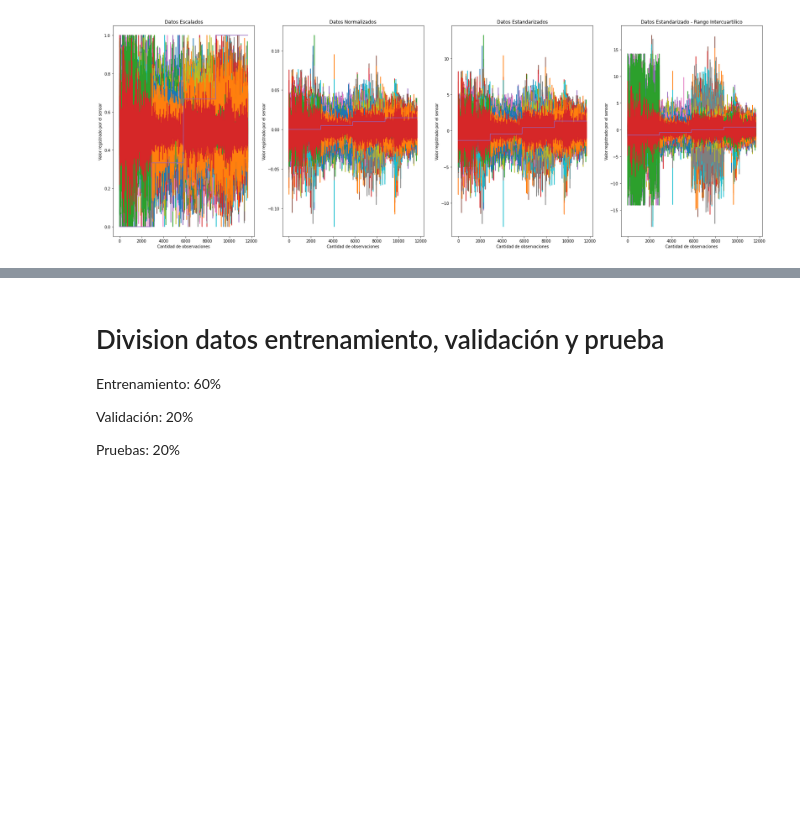
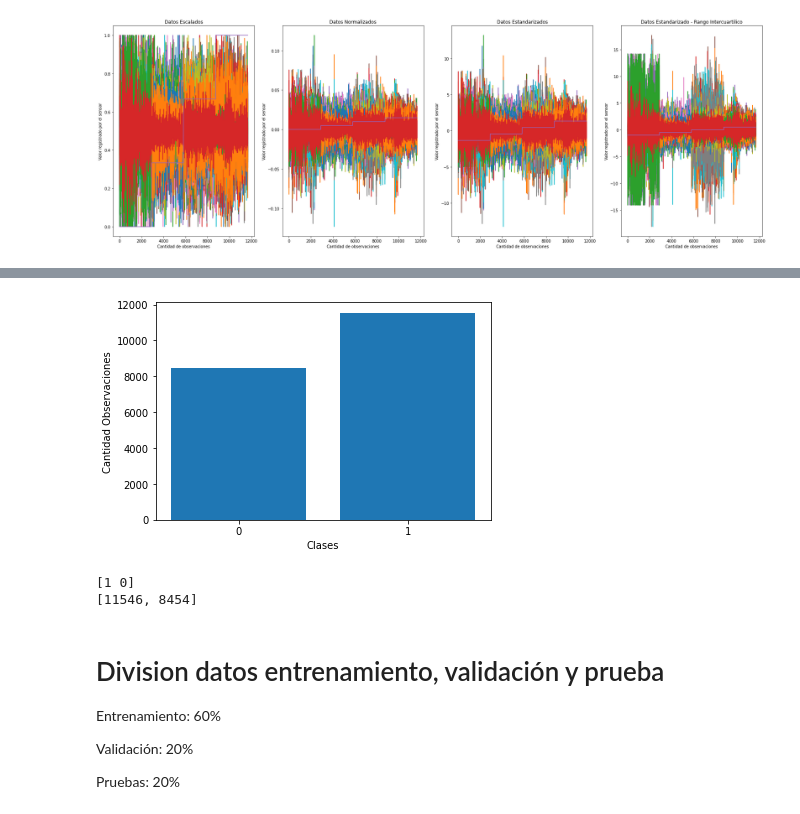
Before and after one commit to jmrmontano/Javeriana_RP_RegresionLineal_Multiple, a Jupyter notebook: datalab/SVM poly.ipynb, the cells around one changed output, grey strips where cells are left out. Cells and saved outputs as stored; diff of their text form; code cells hidden in the pictures; blank space fills up the shorter version.

```diff
--- a/datalab/Codigo1.ipynb
+++ b/datalab/SVM poly.ipynb
@@ -9,10 +11,19 @@ Caso 2 - SVM con kernel polinomial y transformación binaria OVO
 # %%
 import pandas as pd
 from sklearn import preprocessing
+from sklearn.preprocessing import StandardScaler, RobustScaler
 from sklearn import svm
 from sklearn.model_selection import train_test_split
 import matplotlib.pyplot as plt
+from sklearn.metrics import classification_report, confusion_matrix
+from sklearn.pipeline import make_pipeline
+import seaborn as sns
+import numpy as np
+
 
 df_URL = 'https://drive.google.com/uc?id=1ANiB9LKGQ35oInLOhb6qxAt3eOvlRjnh'      # datos generados con el codigo (1)_data_gathering.ipynb
+
+DATOS_MLP = 'https://drive.google.com/uc?id=1KNm2X0yZBMzC0bjuiDHoBshviNCB53mG'                        # Carga de datos para CASO 3 - MLP
+df_mlp = pd.read_csv(DATOS_MLP)
 # %%
 df = pd.read_csv(df_URL)
@@ -109,3 +166,36 @@ plt.show
+# %%
+df_mlp['clase'] = ''
+# %%
+# Construccion de clases
+# Clase 1 = Letras = J,O,H,A,N,M,T,R,Y,E,S
+# Clase 2 = Letras = B,C,D,F,G,I,K,L,P,Q,U,V,W,X,Z
+
+conditions = [
+    (df_mlp['letter'] != 'J') & (df_mlp['letter'] != 'O') & (df_mlp['letter'] != 'H') & (df_mlp['letter'] != 'A') & (df_mlp['letter'] != 'N') &
+    (df_mlp['letter'] != 'M') & (df_mlp['letter'] != 'T') & (df_mlp['letter'] != 'R') & (df_mlp['letter'] != 'Y') & (df_mlp['letter'] != 'E') &
+    (df_mlp['letter'] != 'S'),]
+choices = [0]
+df_mlp['clase'] = np.select(conditions, choices, default=1)
+# %%
+# Validacion balanceo entre clases. Por la cantidad de los datos se excluyen procesos de balanceo para este ejercicio.
+
+x_values_mlp = df_mlp['clase'].unique()
+y_values_mlp = df_mlp['clase'].value_counts().tolist()
+
+plt.bar(x_values_mlp, y_values_mlp)
+ax_mlp = plt.subplot()
+ax_mlp.set_xticks(x_values_mlp)
+ax_mlp.set_xticklabels(x_values_mlp)
+ax_mlp.set_xlabel('Clases')
+ax_mlp.set_ylabel('Cantidad Observaciones')
+plt.show()
+
+print(x_values_mlp)
+print(y_values_mlp)
+# %% [output]
+[figure, added]
+[1 0]
+[11546, 8454]
 # %% [markdown]
 # Division datos entrenamiento, validación y prueba
 
```
Also changed, not shown: parts of 25 cells of this notebook, 2 other files.
